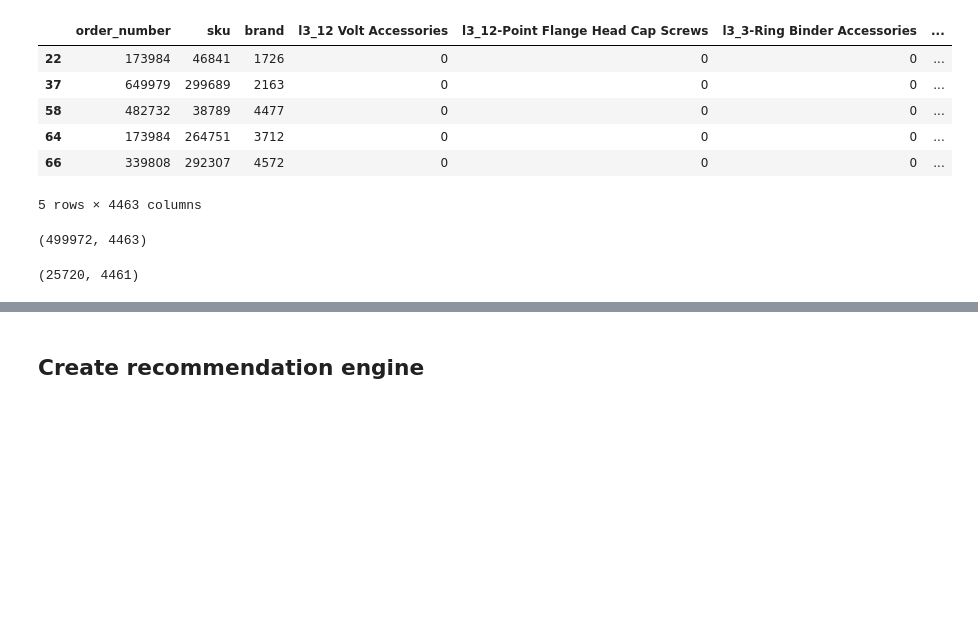
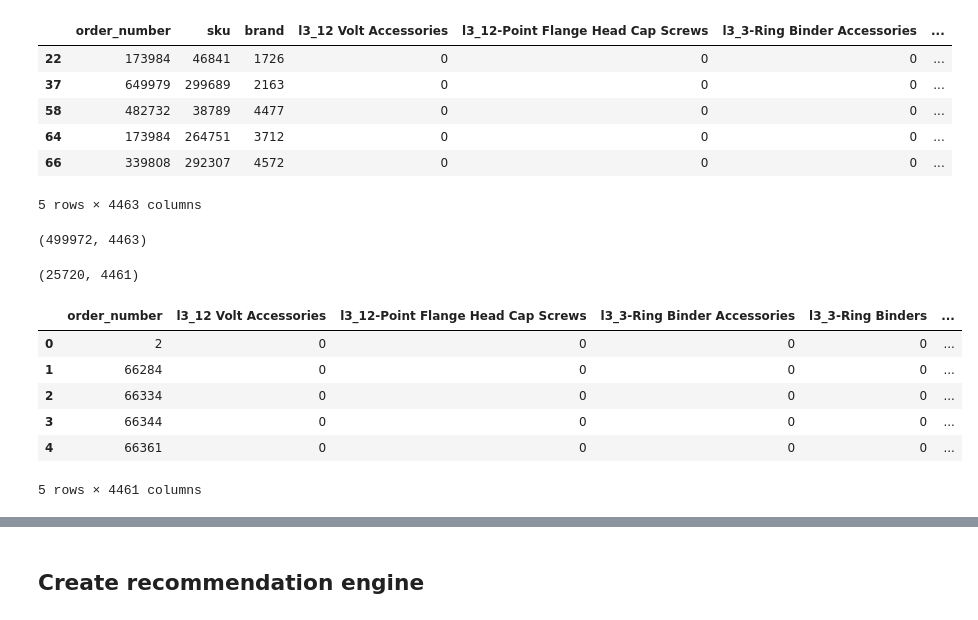
Before and after one commit to deejayrusso/E-Commerce-Recommendations, a Jupyter notebook: E-Commerce Recommendation Notebook.ipynb, the cells around one changed output, grey strips where cells are left out. Saved outputs shown, nothing was run; the diff lists cells and outputs as text; code cells hidden in the pictures; blank space fills up the shorter version.

```diff
--- a/E-Commerce Recommendation Notebook.ipynb
+++ b/E-Commerce Recommendation Notebook.ipynb
@@ -288,7 +296,15 @@ grouped = allTransaction.groupby('order_number')
 data_cols = list(allTransaction.columns)
 data_cols.remove('order_number')
 allTransaction = allTransaction.groupby('order_number').sum()[data_cols].reset_index()
-# %%
-allTransaction.shape
-# %% [output]
-(25720, 4461)
+# %%
+print(allTransaction.shape)
+allTransaction.head()
+# %% [output]
+(25720, 4461)
+|  | order_number | l3_12 Volt Accessories | l3_12-Point Flange Head Cap Screws | l3_3-Ring Binder Accessories | l3_3-Ring Binders | ... |
+| 0 | 2 | 0 | 0 | 0 | 0 | ... |
+| 1 | 66284 | 0 | 0 | 0 | 0 | ... |
+| 2 | 66334 | 0 | 0 | 0 | 0 | ... |
+| 3 | 66344 | 0 | 0 | 0 | 0 | ... |
+| 4 | 66361 | 0 | 0 | 0 | 0 | ... |
+5 rows × 4461 columns
```
Also changed, not shown: parts of 5 cells of this notebook.
